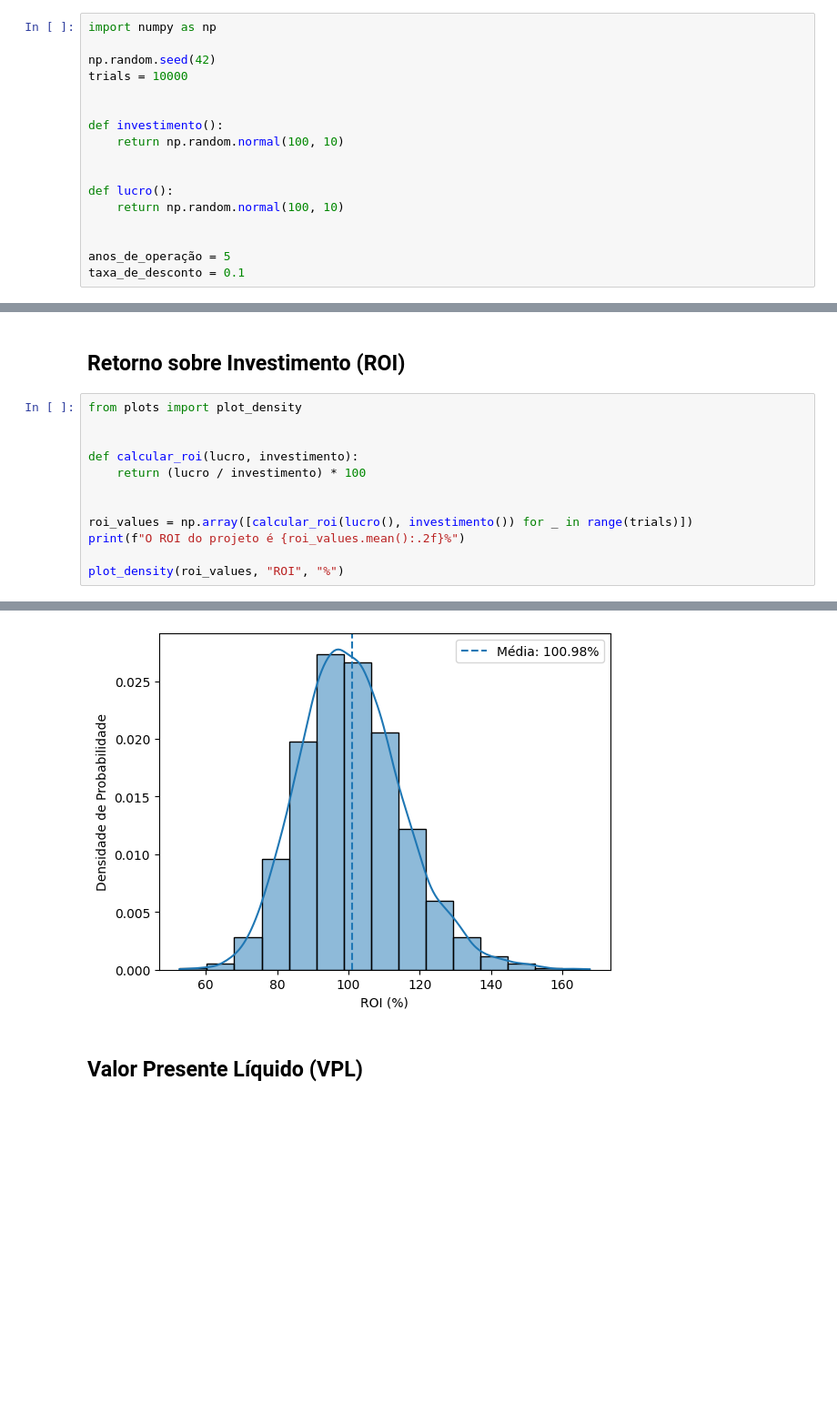
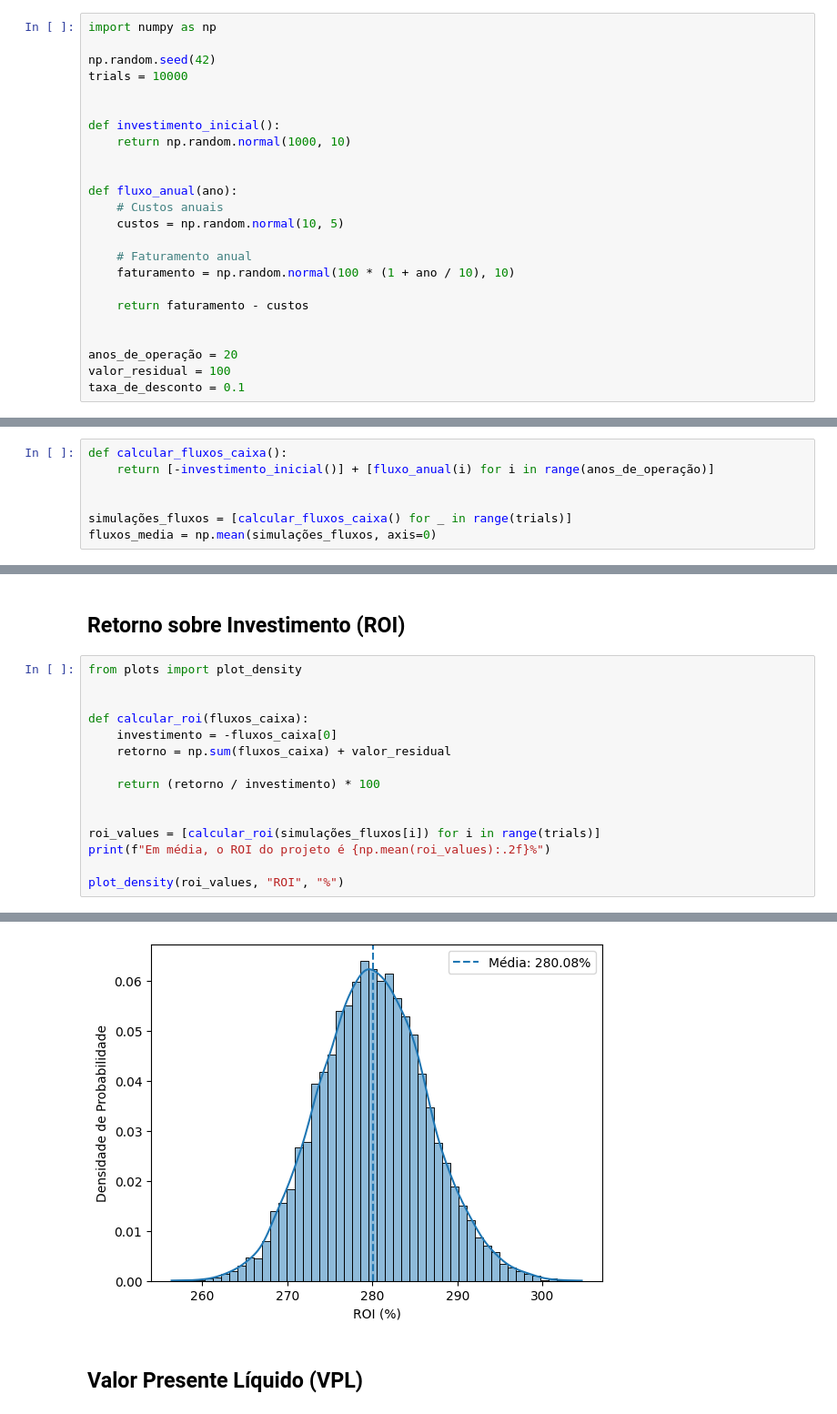
Before and after one commit to silash35/worklab, a Jupyter notebook: UFBA/ENGD06/src/metrics.ipynb, the cells around one changed output, grey strips where cells are left out. Shown: that part at 91% size. Drawn from its saved outputs; the diff is of its cells as text; blank space fills up the shorter version.

```diff
--- a/UFBA/ENGD06/src/metrics.ipynb
+++ b/UFBA/ENGD06/src/metrics.ipynb
@@ -7,13 +7,20 @@ np.random.seed(42)
 trials = 10000
 
 
-def investimento():
-    return np.random.normal(100, 10)
+def investimento_inicial():
+    return np.random.normal(1000, 10)
 
 
-def lucro():
-    return np.random.normal(100, 10)
+def fluxo_anual(ano):
+    # Custos anuais
+    custos = np.random.normal(10, 5)
+
+    # Faturamento anual
+    faturamento = np.random.normal(100 * (1 + ano / 10), 10)
+
+    return faturamento - custos
 
 
-anos_de_operação = 5
+anos_de_operação = 20
+valor_residual = 100
 taxa_de_desconto = 0.1
@@ -20,3 +29,10 @@ taxa_de_desconto = 0.1
+# %%
+def calcular_fluxos_caixa():
+    return [-investimento_inicial()] + [fluxo_anual(i) for i in range(anos_de_operação)]
+
+
+simulações_fluxos = [calcular_fluxos_caixa() for _ in range(trials)]
+fluxos_media = np.mean(simulações_fluxos, axis=0)
 # %% [markdown]
 # Métricas
 # %% [markdown]
@@ -25,12 +41,15 @@ taxa_de_desconto = 0.1
 from plots import plot_density
 
 
-def calcular_roi(lucro, investimento):
-    return (lucro / investimento) * 100
+def calcular_roi(fluxos_caixa):
+    investimento = -fluxos_caixa[0]
+    retorno = np.sum(fluxos_caixa) + valor_residual
+
+    return (retorno / investimento) * 100
 
 
-roi_values = np.array([calcular_roi(lucro(), investimento()) for _ in range(trials)])
-print(f"O ROI do projeto é {roi_values.mean():.2f}%")
+roi_values = [calcular_roi(simulações_fluxos[i]) for i in range(trials)]
+print(f"Em média, o ROI do projeto é {np.mean(roi_values):.2f}%")
 
 plot_density(roi_values, "ROI", "%")
 # %% [output]
@@ -38,4 +57,4 @@ O ROI do projeto é 100.98%
-[figure, old version]
+[figure, new version]
 # %% [markdown]
 ## Valor Presente Líquido (VPL)
 # %%
```
Also changed, not shown: parts of 7 cells of this notebook, 1 other file.
